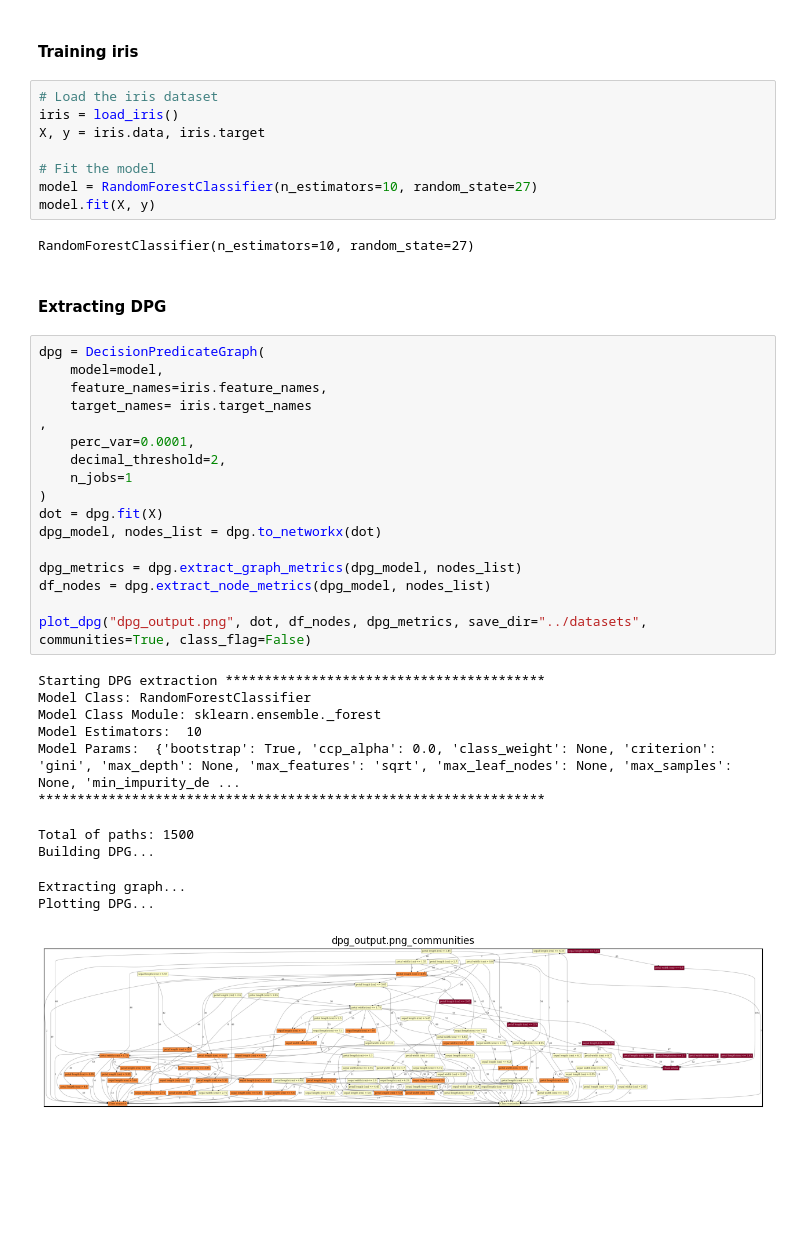
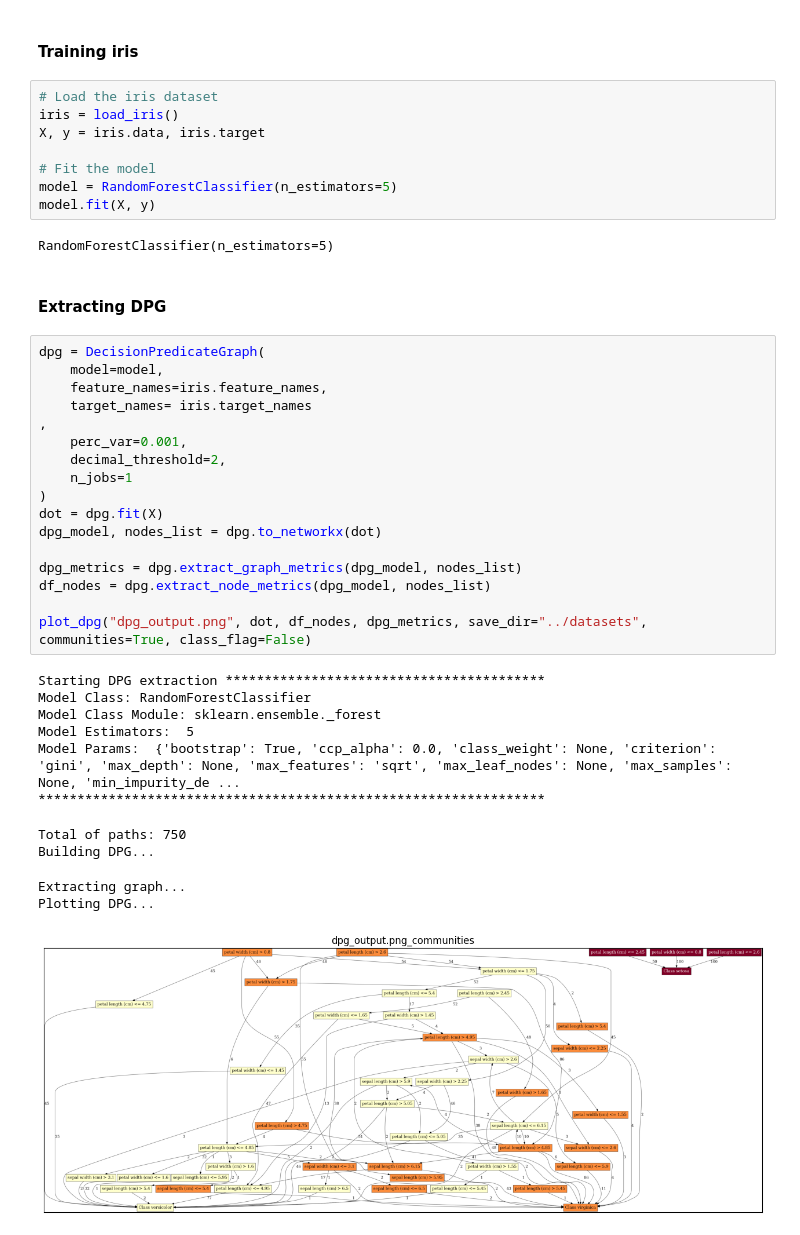
Before and after one commit to LeonardoArrighi/DPG, a Jupyter notebook: examples/iris_dpg_notebook.ipynb, the cells around one changed output. Drawn from its saved outputs; the diff is of its cells as text; blank space fills up the shorter version.

```diff
--- a/examples/iris_dpg_notebook.ipynb
+++ b/examples/iris_dpg_notebook.ipynb
@@ -16,41 +16,41 @@ iris = load_iris()
 X, y = iris.data, iris.target
 
 # Fit the model
-model = RandomForestClassifier(n_estimators=10, random_state=27)
+model = RandomForestClassifier(n_estimators=5)
 model.fit(X, y)
 # %% [output]
-RandomForestClassifier(n_estimators=10, random_state=27)
+RandomForestClassifier(n_estimators=5)
 # %% [markdown]
 #### Extracting DPG
 # %%
 dpg = DecisionPredicateGraph(
     model=model,
     feature_names=iris.feature_names,
     target_names= iris.target_names
 ,
-    perc_var=0.0001,
+    perc_var=0.001,
     decimal_threshold=2,
     n_jobs=1
 )
 dot = dpg.fit(X)
 dpg_model, nodes_list = dpg.to_networkx(dot)
 
 dpg_metrics = dpg.extract_graph_metrics(dpg_model, nodes_list)
 df_nodes = dpg.extract_node_metrics(dpg_model, nodes_list)
 
 plot_dpg("dpg_output.png", dot, df_nodes, dpg_metrics, save_dir="../datasets", communities=True, class_flag=False)
 # %% [output]
 Starting DPG extraction *****************************************
 Model Class: RandomForestClassifier
 Model Class Module: sklearn.ensemble._forest
-Model Estimators:  10
+Model Estimators:  5
 Model Params:  {'bootstrap': True, 'ccp_alpha': 0.0, 'class_weight': None, 'criterion': 'gini', 'max_depth': None, 'max_features': 'sqrt', 'max_leaf_nodes': None, 'max_samples': None, 'min_impurity_de ...
 *****************************************************************
-Total of paths: 1500
+Total of paths: 750
 Building DPG...
 Extracting graph...
 Plotting DPG...
-[figure, old version]
+[figure, new version]
 # %%
 import pandas as pd
 
```
Also changed, not shown: parts of 2 cells of this notebook.
